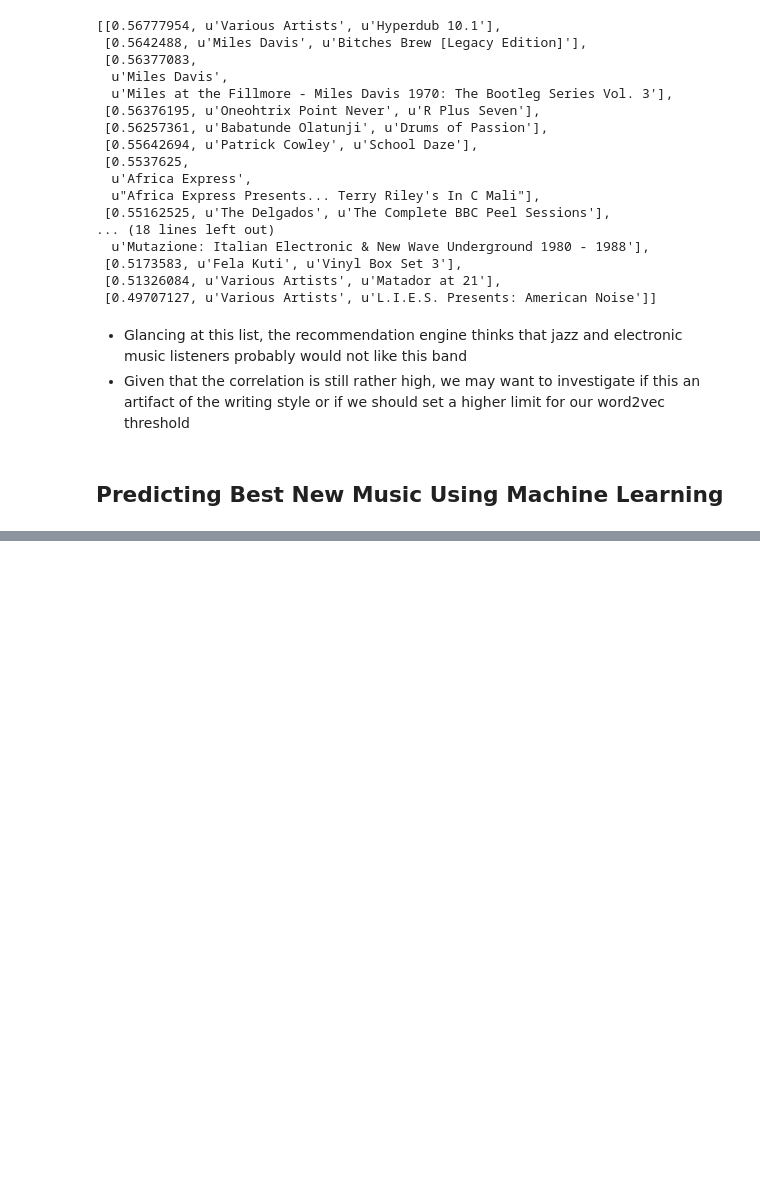
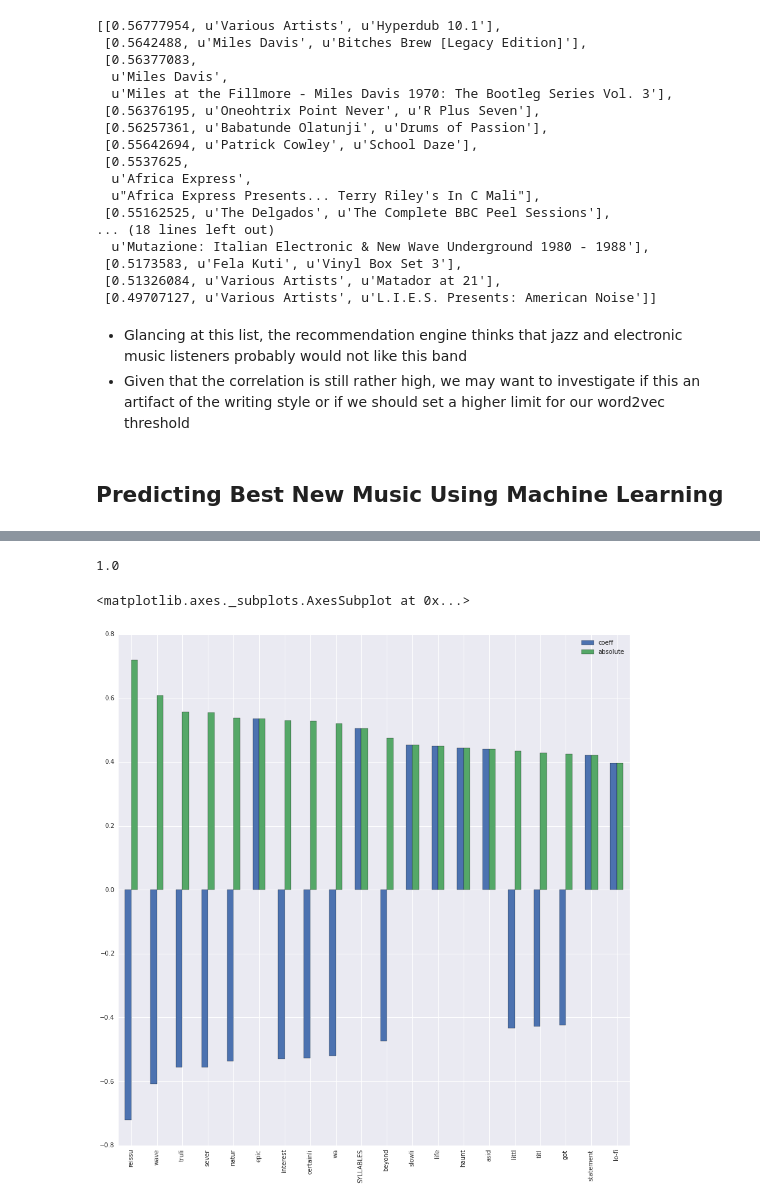
Before and after one commit to dheepanr/PitchforkAnalysis, a Jupyter notebook: Pitchfork Feature Extraction and Machine Learning.ipynb, the cells around one changed output, grey strips where cells are left out. Drawn from its saved outputs; the diff is of its cells as text; code cells hidden in the pictures; blank space fills up the shorter version.

Commit message:
Finished Bag of Words Models

```diff
--- a/Pitchfork Feature Extraction and Machine Learning.ipynb
+++ b/Pitchfork Feature Extraction and Machine Learning.ipynb
@@ -200,22 +201,28 @@ def tokenize(text):
     stems = stem_tokens(tokens, stemmer)
     return stems
 
+encode = {"Best new music":1, "Not Best New Music":0}
+
 pfdata = pd.read_excel('/Users/dheepan.ramanan/Documents/PitchforkAnalysis/dataset/trainingData/pfdataTrain.xlsx')
 reviews = pfdata.fullReview
-vect = CountVectorizer(tokenizer=tokenize, stop_words=stopwords.words('english'),min_df=5,max_features=5000)
+vect = CountVectorizer(tokenizer=tokenize, stop_words=stopwords.words('english'),min_df=5,max_features=1000,ngram_range=(1,2))
+transformer = TfidfTransformer( smooth_idf=True, sublinear_tf=False, use_idf=True)
+
 
 xdata = pfdata.drop(["artist","fullReview","date","album","author","genre","reviewScore"],axis=1).reset_index().drop("index",axis=1)
 vecBow = vect.fit_transform(reviews)
-BoW = pd.DataFrame(vecBow.todense(),columns=[vect.get_feature_names()])
+vecBowT = transformer.fit_transform(vecBow)
+
+BoW = pd.DataFrame(vecBowT.todense(),columns=[vect.get_feature_names()])
 xtrain = xdata.join(BoW,rsuffix="_bow").dropna()
-ytrain = xtrain["BestNewMusic"]
+ytrain = xtrain["BestNewMusic"].apply(lambda x: encode[x])
 xtrain = pd.DataFrame(StandardScaler().fit_transform(xtrain.drop("BestNewMusic",axis=1)),columns=xtrain.columns[1:])
 
 modelStats= {}
 classifiers = [LogisticRegression(penalty="l1"), LinearSVC(penalty="l1",dual=False),RandomForestClassifier()]
 for c in classifiers:
 	c.fit(xtrain,ytrain)
-	score = cross_val_score(c, xtrain.values, ytrain, cv=5, scoring="f1_weighted")
+	score = cross_val_score(c, xtrain.values, ytrain, cv=5, scoring="f1",n_jobs=1)
 	modelStats[c] = score
 # %%
 modelStats
@@ -237,14 +244,14 @@ modelStats
 # %%
 xtest = pd.read_excel('/Users/dheepan.ramanan/Documents/PitchforkAnalysis/dataset/trainingData/pfdataTest.xlsx').drop(["artist","date","album","author","genre","reviewScore"],axis=1).reset_index().drop("index",axis=1)
 testBow = vect.transform(xtest.fullReview)
-testBoW = pd.DataFrame(vecBow.todense(),columns=[vect.get_feature_names()])
+testBoW = pd.DataFrame(testBow.todense(),columns=[vect.get_feature_names()])
 xtestjoin = xtest.join(testBoW,rsuffix="_bow").dropna().drop("fullReview",axis=1)
-ytest = xtest["BestNewMusic"]
+ytest = xtest["BestNewMusic"].apply(lambda x: encode[x])
 xtestjoin = pd.DataFrame(StandardScaler().fit_transform(xtestjoin.drop("BestNewMusic",axis=1)),columns=xtestjoin.columns[1:])
 
-fscoresTest = {}
+F1Test = {}
 for c in classifiers:
 	c.fit(xtestjoin,ytest)
 	ypred = c.predict(xtestjoin)
-	fscore = f1_score(ytest,ypred,pos_label='Best new music')
-	fscoresTest[c] = fscore
+	f1= f1_score(ytest,ypred)
+	F1Test[c] = f1
@@ -267,0 +275,19 @@ fscoresTest
+# %%
+LogReg = LogisticRegression(penalty="l1")
+# %%
+LogReg.fit(xtestjoin,ytest)
+ypred = LogReg.predict(xtestjoin)
+fscore = f1_score(ytest,ypred)
+fscore
+# %% [output]
+1.0
+# %%
+coeff = pd.DataFrame(LogReg.coef_, columns=xtestjoin.columns).T
+coeff.columns=["coeff"]
+coeff["absolute"] = coeff["coeff"].apply(lambda x : np.absolute(x))
+higherAbs = coeff["absolute"] > .05
+%matplotlib inline
+coeff.sort_values(by="absolute",ascending=False)[:20].plot.bar(figsize=(15,15))
+# %% [output]
+<matplotlib.axes._subplots.AxesSubplot at 0x...>
+[figure, added]
```
Also changed, not shown: parts of 4 cells of this notebook.
